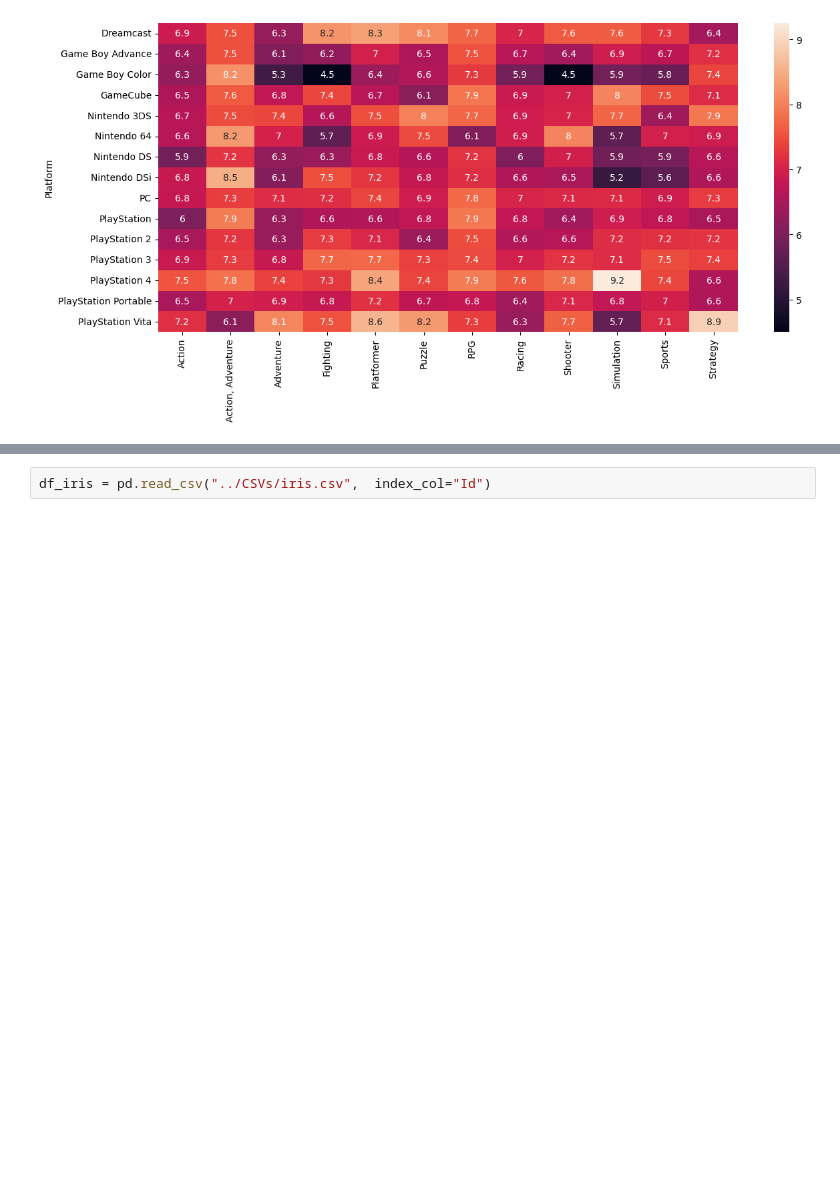
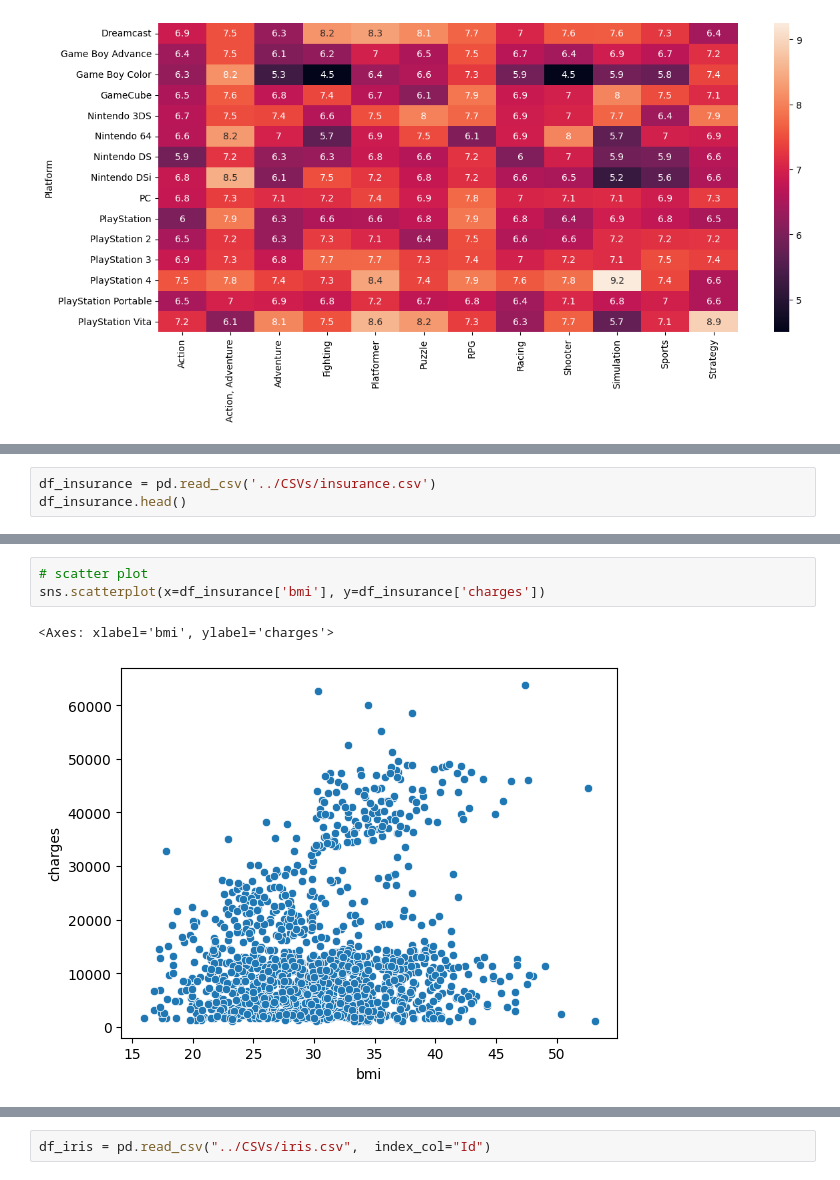
Before and after one commit to PauloFS01/machine_learning, a Jupyter notebook: DataVisualisation/seaborn.ipynb, the cells around one changed output, grey strips where cells are left out. Drawn from its saved outputs; the diff is of its cells as text; blank space fills up the shorter version.

Commit message:
scatter plots

```diff
--- a/DataVisualisation/seaborn.ipynb
+++ b/DataVisualisation/seaborn.ipynb
@@ -78,0 +79,3 @@ sns.heatmap(data=ign_data.head(15), annot=True)
+# %%
+df_insurance = pd.read_csv('../CSVs/insurance.csv')
+df_insurance.head()
@@ -78,0 +89,6 @@ sns.heatmap(data=ign_data.head(15), annot=True)
+# %%
+# scatter plot
+sns.scatterplot(x=df_insurance['bmi'], y=df_insurance['charges'])
+# %% [output]
+<Axes: xlabel='bmi', ylabel='charges'>
+[figure, added]
```
Also changed, not shown: parts of 8 cells of this notebook.
